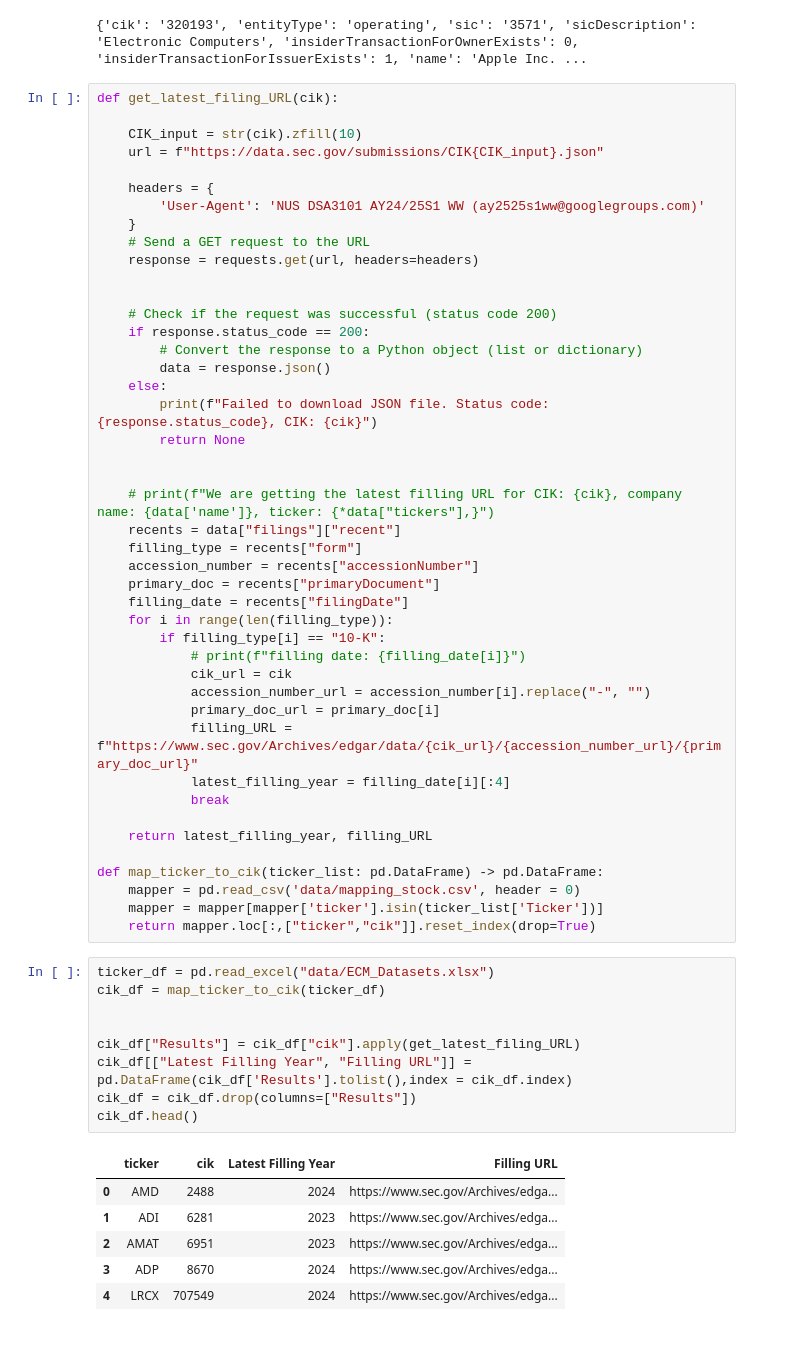
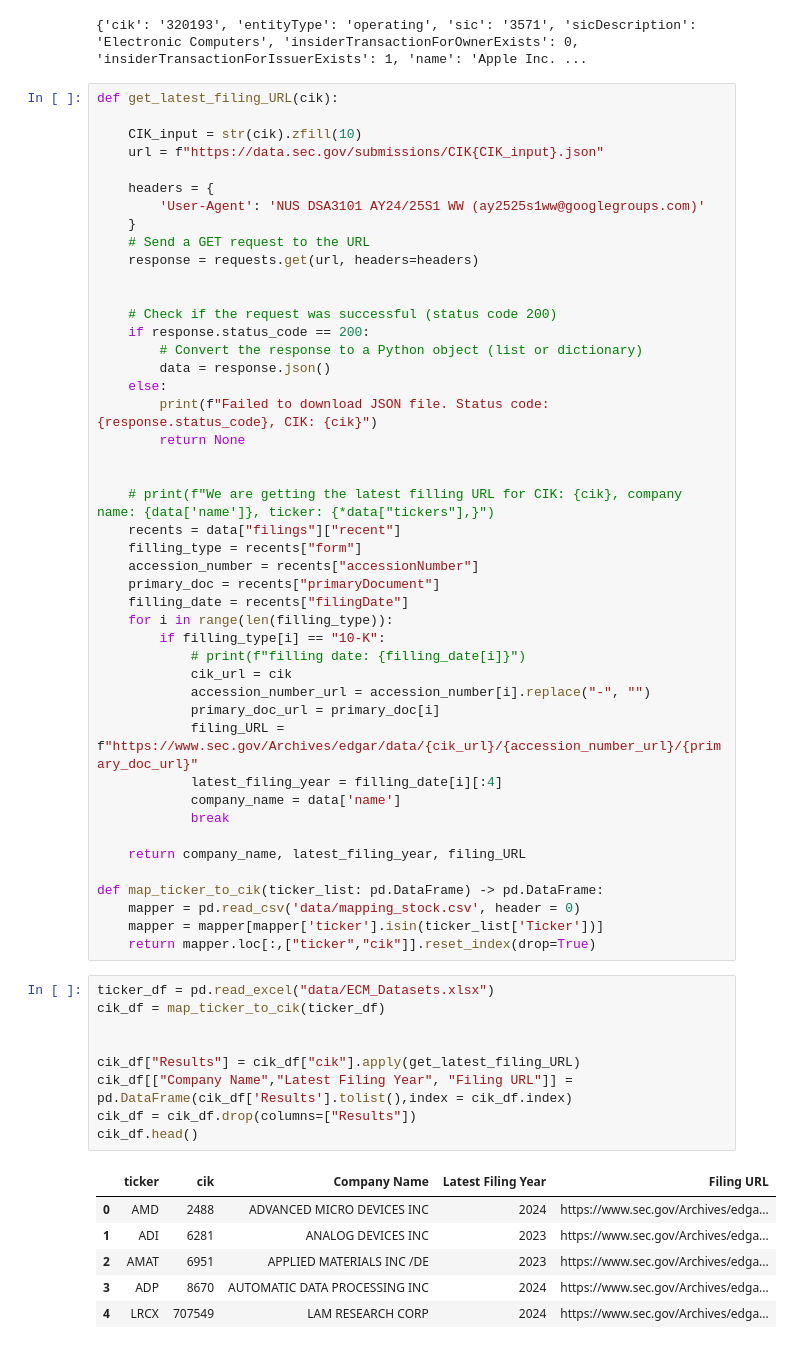
Before and after one commit to AY2425S1-DSA3101-Weeping-Wranglers/WW-AI-GK, a Jupyter notebook: Download_Filing_Automated.ipynb, the cells around one changed output. Cells and saved outputs as stored; diff of their text form.

```diff
--- a/Download_Filing_Automated.ipynb
+++ b/Download_Filing_Automated.ipynb
@@ -68,11 +68,12 @@ def get_latest_filing_URL(cik):
             cik_url = cik
             accession_number_url = accession_number[i].replace("-", "")
             primary_doc_url = primary_doc[i]
-            filling_URL = f"https://www.sec.gov/Archives/edgar/data/{cik_url}/{accession_number_url}/{primary_doc_url}"
-            latest_filling_year = filling_date[i][:4]
+            filing_URL = f"https://www.sec.gov/Archives/edgar/data/{cik_url}/{accession_number_url}/{primary_doc_url}"
+            latest_filing_year = filling_date[i][:4]
+            company_name = data['name']
             break
 
-    return latest_filling_year, filling_URL
+    return company_name, latest_filing_year, filing_URL
 
 def map_ticker_to_cik(ticker_list: pd.DataFrame) -> pd.DataFrame:
     mapper = pd.read_csv('data/mapping_stock.csv', header = 0)
@@ -81,17 +82,17 @@ def map_ticker_to_cik(ticker_list: pd.DataFrame) -> pd.DataFrame:
 # %%
 ticker_df = pd.read_excel("data/ECM_Datasets.xlsx")
 cik_df = map_ticker_to_cik(ticker_df)
 
 
 cik_df["Results"] = cik_df["cik"].apply(get_latest_filing_URL)
-cik_df[["Latest Filling Year", "Filling URL"]] = pd.DataFrame(cik_df['Results'].tolist(),index = cik_df.index)
+cik_df[["Company Name","Latest Filing Year", "Filing URL"]] = pd.DataFrame(cik_df['Results'].tolist(),index = cik_df.index)
 cik_df = cik_df.drop(columns=["Results"])
 cik_df.head()
 # %% [output]
-|  | ticker | cik | Latest Filling Year | Filling URL |
-| 0 | AMD | 2488 | 2024 | https://www.sec.gov/Archives/edga... |
-| 1 | ADI | 6281 | 2023 | https://www.sec.gov/Archives/edga... |
-| 2 | AMAT | 6951 | 2023 | https://www.sec.gov/Archives/edga... |
-| 3 | ADP | 8670 | 2024 | https://www.sec.gov/Archives/edga... |
-| 4 | LRCX | 707549 | 2024 | https://www.sec.gov/Archives/edga... |
+|  | ticker | cik | Company Name | Latest Filing Year | Filing URL |
+| 0 | AMD | 2488 | ADVANCED MICRO DEVICES INC | 2024 | https://www.sec.gov/Archives/edga... |
+| 1 | ADI | 6281 | ANALOG DEVICES INC | 2023 | https://www.sec.gov/Archives/edga... |
+| 2 | AMAT | 6951 | APPLIED MATERIALS INC /DE | 2023 | https://www.sec.gov/Archives/edga... |
+| 3 | ADP | 8670 | AUTOMATIC DATA PROCESSING INC | 2024 | https://www.sec.gov/Archives/edga... |
+| 4 | LRCX | 707549 | LAM RESEARCH CORP | 2024 | https://www.sec.gov/Archives/edga... |
 # %%
```
Also changed, not shown: parts of 1 cell of this notebook.
